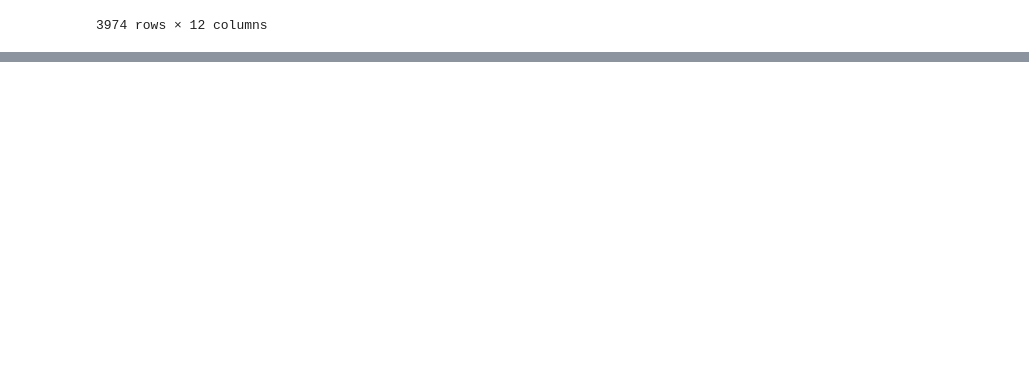
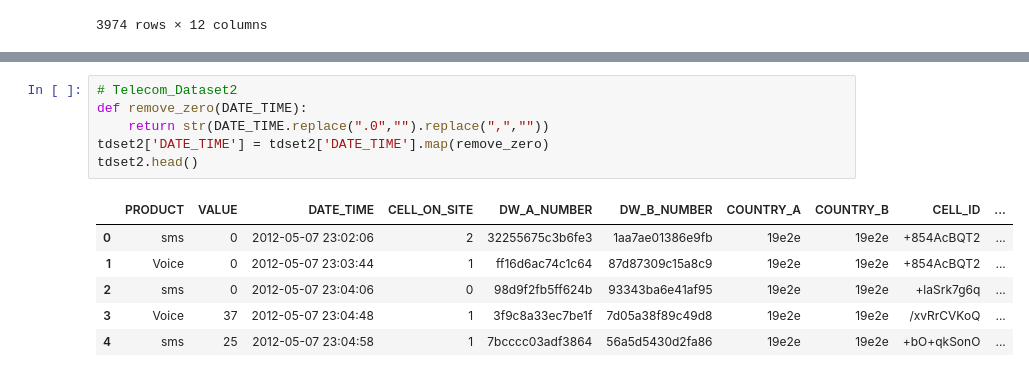
Before and after one commit to Ruoro/moringaweek3ip, a Jupyter notebook: telecomm.ipynb, the cells around one changed output, grey strips where cells are left out. Drawn from its saved outputs; the diff is of its cells as text; blank space fills up the shorter version.

```diff
--- a/telecomm.ipynb
+++ b/telecomm.ipynb
@@ -110,0 +114,13 @@ new_cellsgeo
+# %%
+# Telecom_Dataset2
+def remove_zero(DATE_TIME):
+    return str(DATE_TIME.replace(".0","").replace(",",""))
+tdset2['DATE_TIME'] = tdset2['DATE_TIME'].map(remove_zero)
+tdset2.head()
+# %% [output]
+|  | PRODUCT | VALUE | DATE_TIME | CELL_ON_SITE | DW_A_NUMBER | DW_B_NUMBER | COUNTRY_A | COUNTRY_B | CELL_ID | ... |
+| 0 | sms | 0 | 2012-05-07 23:02:06 | 2 | 32255675c3b6fe3 | 1aa7ae01386e9fb | 19e2e | 19e2e | +854AcBQT2 | ... |
+| 1 | Voice | 0 | 2012-05-07 23:03:44 | 1 | ff16d6ac74c1c64 | 87d87309c15a8c9 | 19e2e | 19e2e | +854AcBQT2 | ... |
+| 2 | sms | 0 | 2012-05-07 23:04:06 | 0 | 98d9f2fb5ff624b | 93343ba6e41af95 | 19e2e | 19e2e | +laSrk7g6q | ... |
+| 3 | Voice | 37 | 2012-05-07 23:04:48 | 1 | 3f9c8a33ec7be1f | 7d05a38f89c49d8 | 19e2e | 19e2e | /xvRrCVKoQ | ... |
+| 4 | sms | 25 | 2012-05-07 23:04:58 | 1 | 7bcccc03adf3864 | 56a5d5430d2fa86 | 19e2e | 19e2e | +bO+qkSonO | ... |
```
Also changed, not shown: parts of 16 cells of this notebook.
